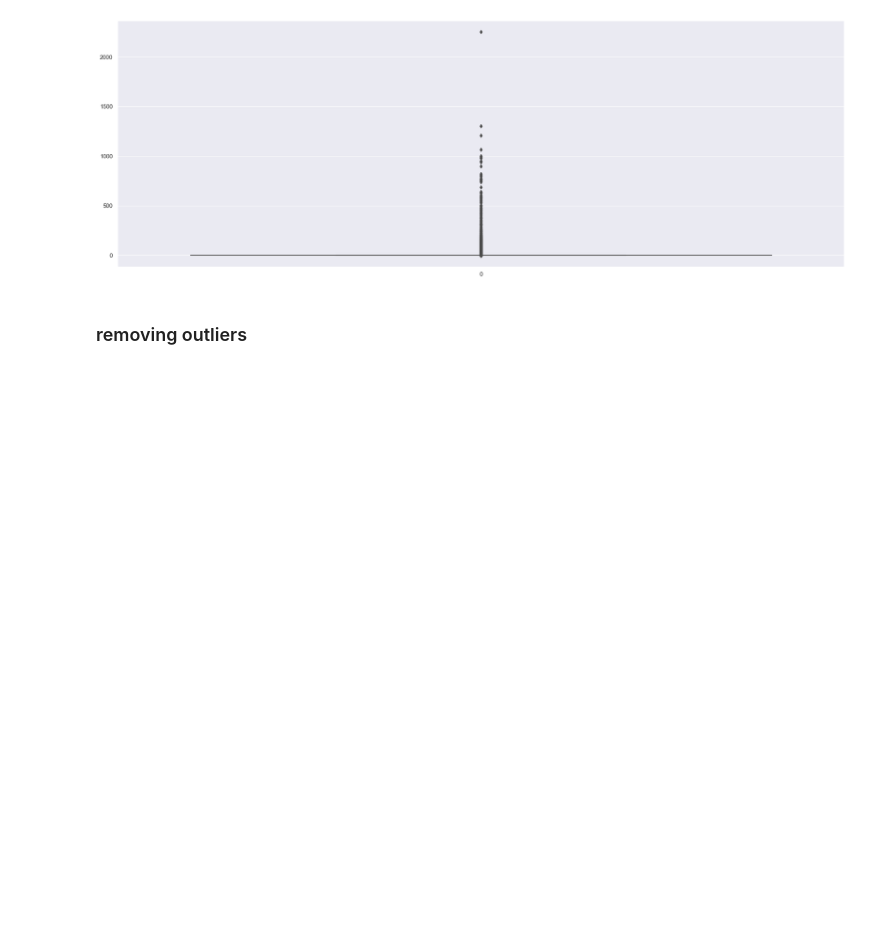
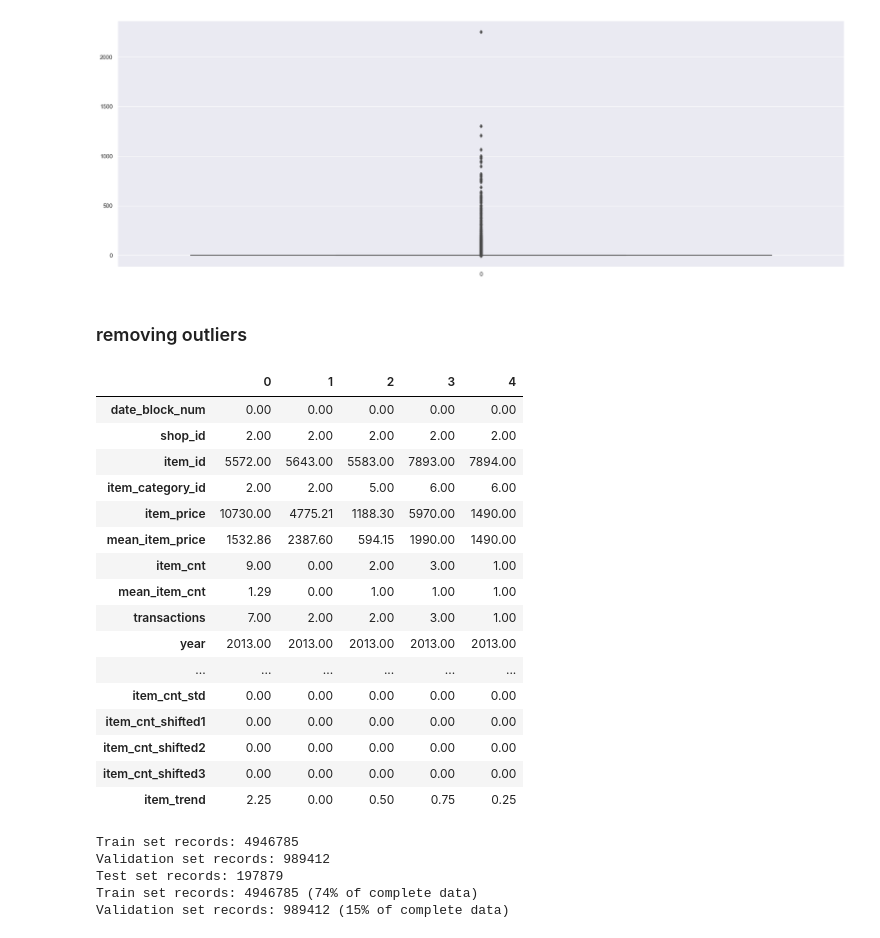
Before and after one commit to prathamagrawal/Predicting-sales, a Jupyter notebook: model.ipynb, the cells around one changed output. Drawn from its saved outputs; the diff is of its cells as text; code cells hidden in the pictures; blank space fills up the shorter version.

Commit message:
EDA & splitting data

```diff
--- a/model.ipynb
+++ b/model.ipynb
@@ -198,3 +198,46 @@ for lag in lag_list:
     train_monthly['item_trend'] -= train_monthly[ft_name]
 
 train_monthly['item_trend'] /= len(lag_list) + 1
+# %%
+train_monthly.head().T
+# %% [output]
+|  | 0 | 1 | 2 | 3 | 4 |
+| date_block_num | 0.00 | 0.00 | 0.00 | 0.00 | 0.00 |
+| shop_id | 2.00 | 2.00 | 2.00 | 2.00 | 2.00 |
+| item_id | 5572.00 | 5643.00 | 5583.00 | 7893.00 | 7894.00 |
+| item_category_id | 2.00 | 2.00 | 5.00 | 6.00 | 6.00 |
+| item_price | 10730.00 | 4775.21 | 1188.30 | 5970.00 | 1490.00 |
+| mean_item_price | 1532.86 | 2387.60 | 594.15 | 1990.00 | 1490.00 |
+| item_cnt | 9.00 | 0.00 | 2.00 | 3.00 | 1.00 |
+| mean_item_cnt | 1.29 | 0.00 | 1.00 | 1.00 | 1.00 |
+| transactions | 7.00 | 2.00 | 2.00 | 3.00 | 1.00 |
+| year | 2013.00 | 2013.00 | 2013.00 | 2013.00 | 2013.00 |
+| ... | ... | ... | ... | ... | ... |
+| item_cnt_std | 0.00 | 0.00 | 0.00 | 0.00 | 0.00 |
+| item_cnt_shifted1 | 0.00 | 0.00 | 0.00 | 0.00 | 0.00 |
+| item_cnt_shifted2 | 0.00 | 0.00 | 0.00 | 0.00 | 0.00 |
+| item_cnt_shifted3 | 0.00 | 0.00 | 0.00 | 0.00 | 0.00 |
+| item_trend | 2.25 | 0.00 | 0.50 | 0.75 | 0.25 |
+# %%
+train_set = train_monthly.query('date_block_num >= 3 and date_block_num < 28').copy()
+validation_set = train_monthly.query('date_block_num >= 28 and date_block_num < 33').copy()
+test_set = train_monthly.query('date_block_num == 33').copy()
+
+train_set.dropna(subset=['item_cnt_month'], inplace=True)
+validation_set.dropna(subset=['item_cnt_month'], inplace=True)
+
+train_set.dropna(inplace=True)
+validation_set.dropna(inplace=True)
+
+print('Train set records:', train_set.shape[0])
+print('Validation set records:', validation_set.shape[0])
+print('Test set records:', test_set.shape[0])
+
+print('Train set records: %s (%.f%% of complete data)' % (train_set.shape[0], ((train_set.shape[0]/train_monthly.shape[0])*100)))
+print('Validation set records: %s (%.f%% of complete data)' % (validation_set.shape[0], ((validation_set.shape[0]/train_monthly.shape[0])*100)))
+# %% [output]
+Train set records: 4946785
+Validation set records: 989412
+Test set records: 197879
+Train set records: 4946785 (74% of complete data)
+Validation set records: 989412 (15% of complete data)
```
Also changed, not shown: parts of 4 cells of this notebook.
